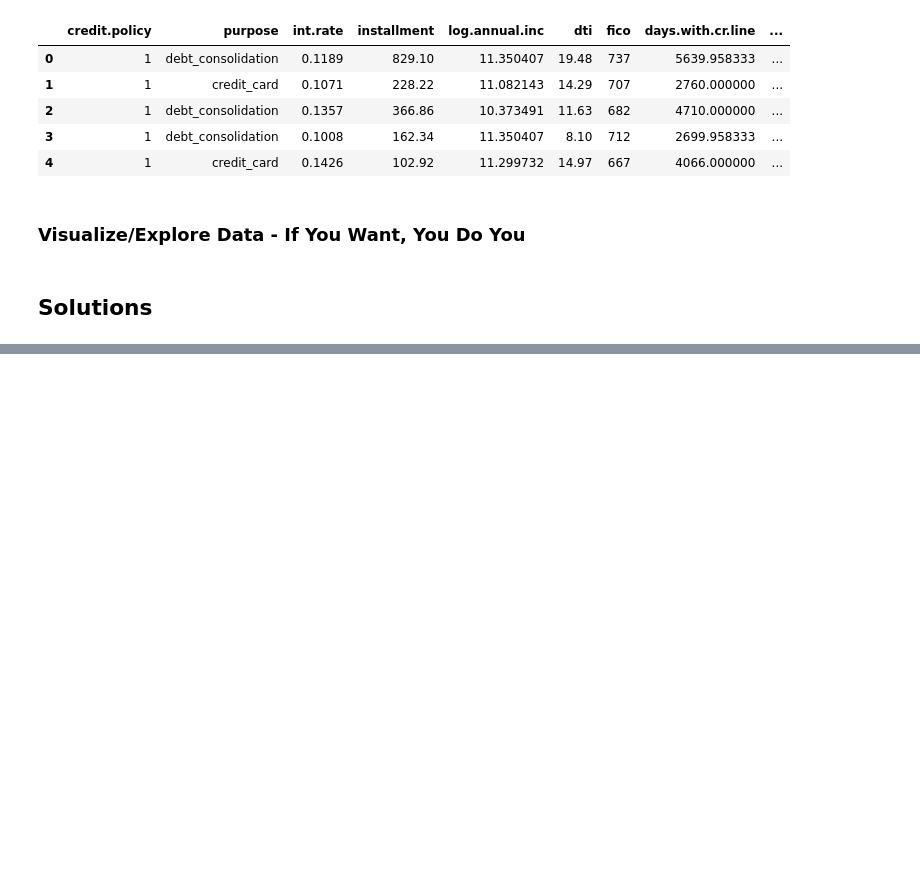
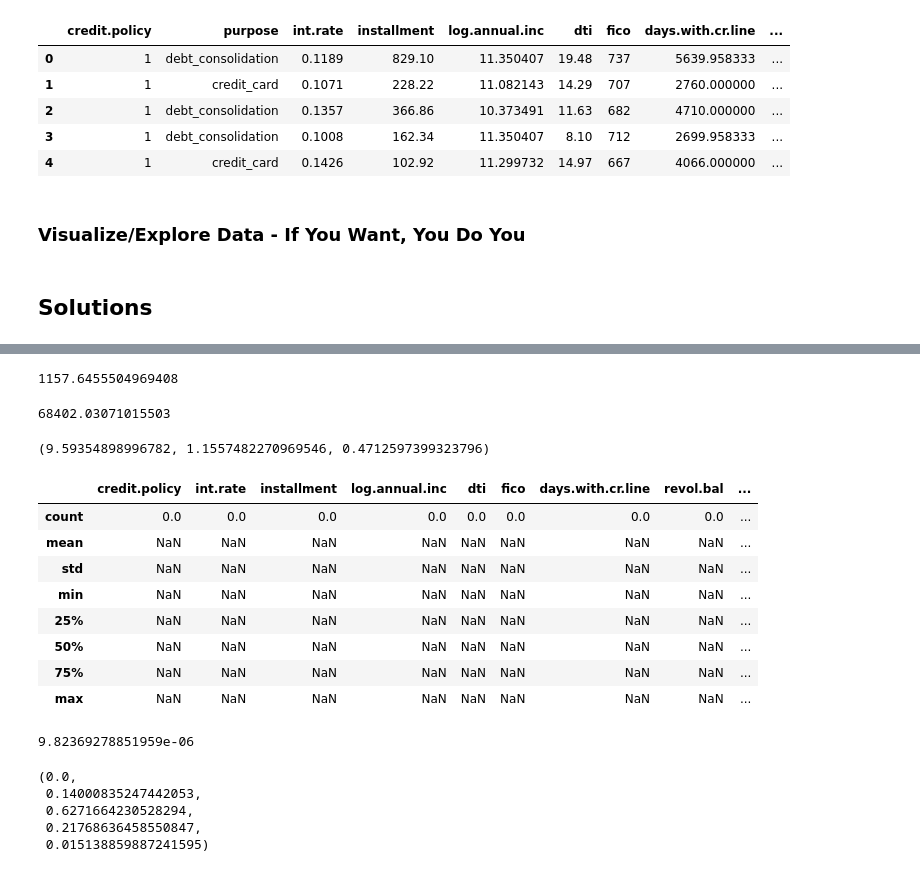
Before and after one commit to CcDenn/DATA_3450_Quiz_2, a Jupyter notebook: quiz_2_1221_start.ipynb, the cells around one changed output, grey strips where cells are left out. Cells and saved outputs as stored; diff of their text form; code cells hidden in the pictures; blank space fills up the shorter version.

```diff
--- a/quiz_2_1221_start.ipynb
+++ b/quiz_2_1221_start.ipynb
@@ -66,0 +126,10 @@ df.head()
+# %%
+#Calculate n
+n = powerTest.solve_power(ces, power=.85, nobs=None, alpha=alpha)
+n
+# %% [output]
+1157.6455504969408
+# %%
+np.exp(df['log.annual.inc']).mean()
+# %% [output]
+68402.03071015503
@@ -66,0 +138,31 @@ df.head()
+# %%
+df['real.income'].skew(), df['days.with.cr.line'].skew(),df['fico'].skew()
+# %% [output]
+(9.59354898996782, 1.1557482270969546, 0.4712597399323796)
+# %%
+df_poor=df[(df['fico'] >= 300)& (df['fico'] <= 579)]
+df_fair=df[(df['fico'] >= 580)& (df['fico'] <= 669)]
+df_good=df[(df['fico'] >= 670)& (df['fico'] <= 739)]
+df_vgood=df[(df['fico'] >= 740)& (df['fico'] <= 799)]
+df_exceptional=df[(df['fico'] >= 800)& (df['fico'] <= 850)]
+# %%
+df_poor.describe()
+# %% [output]
+|  | credit.policy | int.rate | installment | log.annual.inc | dti | fico | days.with.cr.line | revol.bal | ... |
+| count | 0.0 | 0.0 | 0.0 | 0.0 | 0.0 | 0.0 | 0.0 | 0.0 | ... |
+| mean | NaN | NaN | NaN | NaN | NaN | NaN | NaN | NaN | ... |
+| std | NaN | NaN | NaN | NaN | NaN | NaN | NaN | NaN | ... |
+| min | NaN | NaN | NaN | NaN | NaN | NaN | NaN | NaN | ... |
+| 25% | NaN | NaN | NaN | NaN | NaN | NaN | NaN | NaN | ... |
+| 50% | NaN | NaN | NaN | NaN | NaN | NaN | NaN | NaN | ... |
+| 75% | NaN | NaN | NaN | NaN | NaN | NaN | NaN | NaN | ... |
+| max | NaN | NaN | NaN | NaN | NaN | NaN | NaN | NaN | ... |
+# %%
+varStat, varP = ss.levene(
+               df['real.income'][(df['fico'] >= 580)& (df['fico'] <= 699)],
+               df['real.income'][(df['fico'] >= 670)& (df['fico'] <= 739)],
+               df['real.income'][(df['fico'] >= 740)& (df['fico'] <= 799)],
+               df['real.income'][(df['fico'] >= 800)& (df['fico'] <= 850)])
+varP
+# %% [output]
+9.82369278851959e-06
@@ -66,0 +171,8 @@ df.head()
+# %%
+len(df_poor)/len(df),len(df_fair)/len(df), len(df_good)/len(df), len(df_vgood)/len(df), len(df_exceptional)/len(df)
+# %% [output]
+(0.0,
+ 0.14000835247442053,
+ 0.6271664230528294,
+ 0.21768636458550847,
+ 0.015138859887241595)
```
Also changed, not shown: parts of 15 cells of this notebook.
